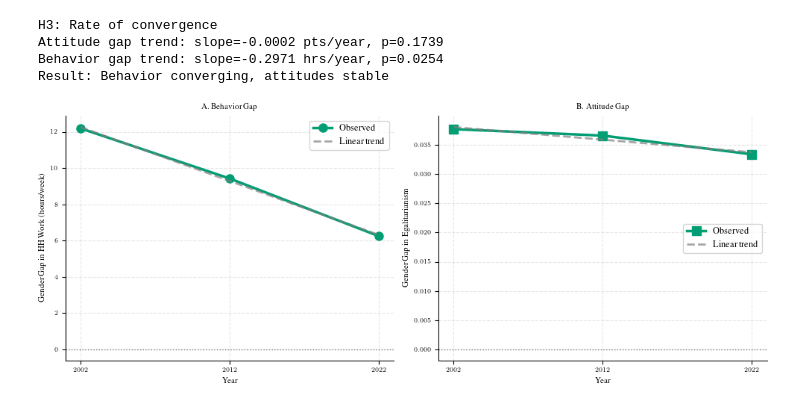
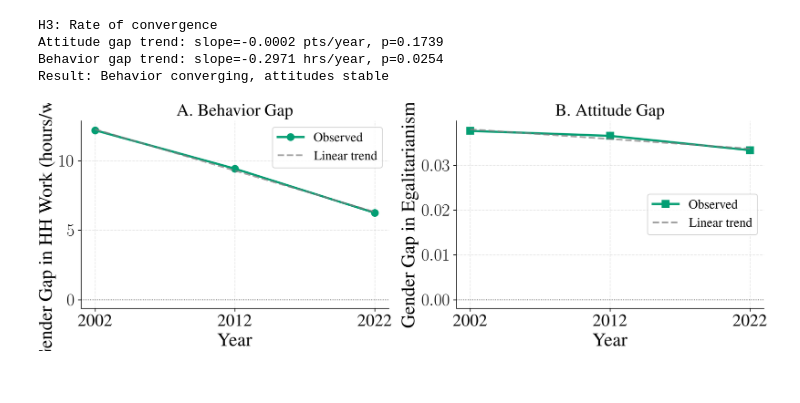
Before and after one commit to ashishpapanai/2025-02-ActionWords, a Jupyter notebook: notebooks/household_analysis.ipynb, the cells around one changed output. Cells and saved outputs as stored; diff of their text form; code cells hidden in the pictures.

```diff
--- a/notebooks/household_analysis.ipynb
+++ b/notebooks/household_analysis.ipynb
@@ -187,7 +224,7 @@ if USE_TUEPLOTS:
     plt.rcParams.update(bundles.icml2024())
     plt.rcParams.update(figsizes.icml2024_half(nrows=1, ncols=1))
 
-fig, ax = plt.subplots(figsize=(6, 4))
+fig, ax = plt.subplots(figsize=(6, 4.2))
 
 years = h1_df['Year'].values
 male_means = h1_df['Male_Mean'].values
@@ -209,12 +246,14 @@ for idx, row in h1_df.iterrows():
     y_pos = max(row['Female_Mean'] + 1.96*row['Female_SE'], row['Male_Mean'] + 1.96*row['Male_SE']) + 1.5
     sig = '***' if row['P_Value'] < 0.001 else '**' if row['P_Value'] < 0.01 else '*' if row['P_Value'] < 0.05 else 'ns'
     ax.text(row['Year'], y_pos, f"{sig}\nd={row['Cohens_D']:.2f}",
-            ha='center', va='bottom', fontsize=9, fontweight='bold')
+            ha='center', va='bottom', fontsize=15, fontweight='bold')
 
-ax.set_xlabel('Year')
-ax.set_ylabel('Household Work Hours (per week)')
-ax.legend(frameon=True, loc='upper right')
+ax.set_xlabel('Year', fontsize=22)
+ax.set_ylabel('Household Work Hours (per week)', fontsize=22)
+ax.legend(frameon=True, loc='upper right', fontsize=15)
 ax.set_xticks([2002, 2012, 2022])
+ax.set_xticklabels(['2002', '2012', '2022'], fontsize=20)
+ax.tick_params(axis='y', labelsize=20)
 ax.grid(True, alpha=0.3, linestyle='--')
 ax.spines['top'].set_visible(False)
 ax.spines['right'].set_visible(False)
@@ -373,7 +412,7 @@ if USE_TUEPLOTS:
     plt.rcParams.update(bundles.icml2024())
     plt.rcParams.update(figsizes.icml2024_half(nrows=1, ncols=1))
 
-fig, ax = plt.subplots(figsize=(6, 4))
+fig, ax = plt.subplots(figsize=(6, 4.2))
 
 colors_year = {'2002': '#0173B2', '2012': '#029E73', '2022': '#DE8F05'}
 markers_year = {'2002': 'o', '2012': 's', '2022': '^'}
@@ -397,14 +436,15 @@ for year in [2002, 2012, 2022]:
     text_x, text_y = text_positions[year]
     sig = '***' if result['Pearson_p'] < 0.001 else '**' if result['Pearson_p'] < 0.01 else '*'
     ax.text(text_x, text_y, f"{year}\nr={result['Pearson_r']:.3f}{sig}",
-            fontsize=9, ha='center', color=colors_year[str(year)], fontweight='bold',
+            fontsize=15, ha='center', color=colors_year[str(year)], fontweight='bold',
             bbox=dict(boxstyle='round,pad=0.3', facecolor='white', alpha=0.9,
                      edgecolor=colors_year[str(year)], linewidth=1.5))
 
 ax.axhline(y=0.5, color='black', linestyle=':', linewidth=1.5, alpha=0.5, label='Perfect 50/50')
-ax.set_xlabel('Equality score')
-ax.set_ylabel("Male's Share of HH Work\n(Higher = More Egalitarian)")
-ax.legend(frameon=True, loc='lower right', fontsize=9)
+ax.set_xlabel('Equality score', fontsize=22)
+ax.set_ylabel("Male's Share of HH Work\n(Higher = More Egalitarian)", fontsize=22)
+ax.legend(frameon=True, loc='lower right', fontsize=15)
+ax.tick_params(axis='both', labelsize=20)
 ax.grid(True, alpha=0.3, linestyle='--')
 ax.set_xlim(0, 1)
 ax.set_ylim(0, 1)
@@ -668,42 +714,46 @@ if USE_TUEPLOTS:
     plt.rcParams.update(bundles.icml2024())
     plt.rcParams.update(figsizes.icml2024_half(nrows=1, ncols=2))
 
-fig, (ax1, ax2) = plt.subplots(1, 2, figsize=(10, 4))
+fig, (ax1, ax2) = plt.subplots(1, 2, figsize=(12, 4.2))
 
 # Panel A: Behavior gaps
 ax1.plot(years, behavior_gaps, marker='o', linewidth=2.5, markersize=8,
          color=COLOR_PALETTE['neutral'], label='Observed')
 ax1.plot(years, slope_beh * years + intercept_beh, linestyle='--', linewidth=2,
          color='gray', alpha=0.7, label='Linear trend')
 ax1.axhline(y=0, color='black', linestyle=':', linewidth=1, alpha=0.5)
-ax1.set_xlabel('Year')
-ax1.set_ylabel('Gender Gap in HH Work (hours/week)')
-ax1.set_title('A. Behavior Gap', fontweight='bold')
-ax1.legend(frameon=True, fontsize=9)
+ax1.set_xlabel('Year', fontsize=22)
+ax1.set_ylabel('Gender Gap in HH Work (hours/week)', fontsize=22)
+ax1.set_title('A. Behavior Gap', fontweight='bold', fontsize=20)
+ax1.legend(frameon=True, fontsize=15)
+ax1.tick_params(axis='both', labelsize=20)
 ax1.grid(True, alpha=0.3, linestyle='--')
 ax1.set_xticks([2002, 2012, 2022])
+ax1.set_xticklabels(['2002', '2012', '2022'])
 ax1.spines['top'].set_visible(False)
 ax1.spines['right'].set_visible(False)
 
 # Panel B: Attitude gaps
 ax2.plot(years, attitude_gaps, marker='s', linewidth=2.5, markersize=8,
          color=COLOR_PALETTE['neutral'], label='Observed')
 ax2.plot(years, slope_att * years + intercept_att, linestyle='--', linewidth=2,
          color='gray', alpha=0.7, label='Linear trend')
 ax2.axhline(y=0, color='black', linestyle=':', linewidth=1, alpha=0.5)
-ax2.set_xlabel('Year')
-ax2.set_ylabel('Gender Gap in Egalitarianism')
-ax2.set_title('B. Attitude Gap', fontweight='bold')
-ax2.legend(frameon=True, fontsize=9)
+ax2.set_xlabel('Year', fontsize=22)
+ax2.set_ylabel('Gender Gap in Egalitarianism', fontsize=22)
+ax2.set_title('B. Attitude Gap', fontweight='bold', fontsize=20)
+ax2.legend(frameon=True, fontsize=15)
+ax2.tick_params(axis='both', labelsize=20)
 ax2.grid(True, alpha=0.3, linestyle='--')
 ax2.set_xticks([2002, 2012, 2022])
+ax2.set_xticklabels(['2002', '2012', '2022'])
 ax2.spines['top'].set_visible(False)
 ax2.spines['right'].set_visible(False)
 
 plt.tight_layout()
 os.makedirs('assets/images/statistical', exist_ok=True)
 plt.savefig('assets/images/statistical/h3_convergence_comparison_clean.pdf', dpi=300, bbox_inches='tight')
 plt.savefig('assets/images/statistical/h3_convergence_comparison_clean.png', dpi=300, bbox_inches='tight')
 plt.show()
 # %% [output]
-[figure, old version]
+[figure, new version]
```
Also changed, not shown: parts of 5 cells of this notebook, 4 other files.
